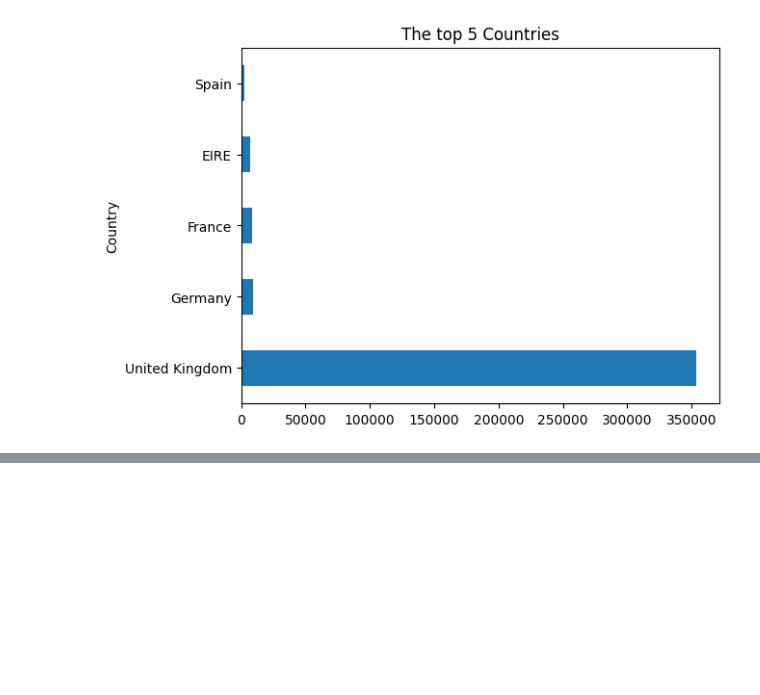
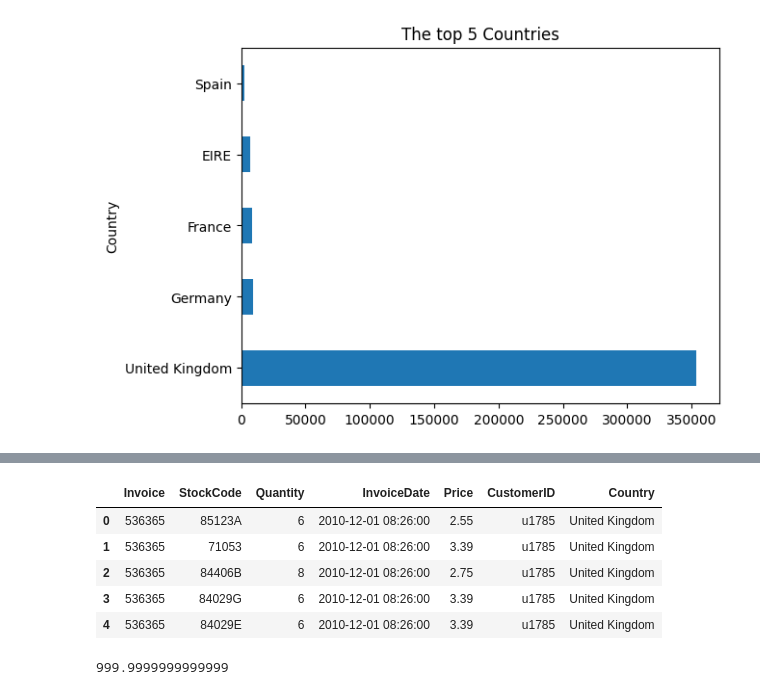
Before and after one commit to shaq31415926/Sep-Bootcamp, a Jupyter notebook: week2/day3/notebooks/01-intro-to-maths-stats-live-coding.ipynb, the cells around one changed output, grey strips where cells are left out. Cells and saved outputs as stored; diff of their text form; code cells hidden in the pictures; blank space fills up the shorter version.

```diff
--- a/week2/day2/notebooks/01-intro-to-maths-stats-live-coding.ipynb
+++ b/week2/day3/notebooks/01-intro-to-maths-stats-live-coding.ipynb
@@ -316,0 +331,22 @@ plt.title("The top 5 Countries");
+# %%
+online_retail_history.head()
+# %% [output]
+|  | Invoice | StockCode | Quantity | InvoiceDate | Price | CustomerID | Country |
+| 0 | 536365 | 85123A | 6 | 2010-12-01 08:26:00 | 2.55 | u1785 | United Kingdom |
+| 1 | 536365 | 71053 | 6 | 2010-12-01 08:26:00 | 3.39 | u1785 | United Kingdom |
+| 2 | 536365 | 84406B | 8 | 2010-12-01 08:26:00 | 2.75 | u1785 | United Kingdom |
+| 3 | 536365 | 84029G | 6 | 2010-12-01 08:26:00 | 3.39 | u1785 | United Kingdom |
+| 4 | 536365 | 84029E | 6 | 2010-12-01 08:26:00 | 3.39 | u1785 | United Kingdom |
+# %%
+# check
+
+val = 80995
+new_max = 1000
+new_min = 10
+old_max = 80995
+old_min = 1
+
+
+new_min + (val - old_min) * ((new_max - new_min) / (old_max - new_min))
+# %% [output]
+999.9999999999999
```
Also changed, not shown: parts of 4 cells of this notebook, 3 other files.
